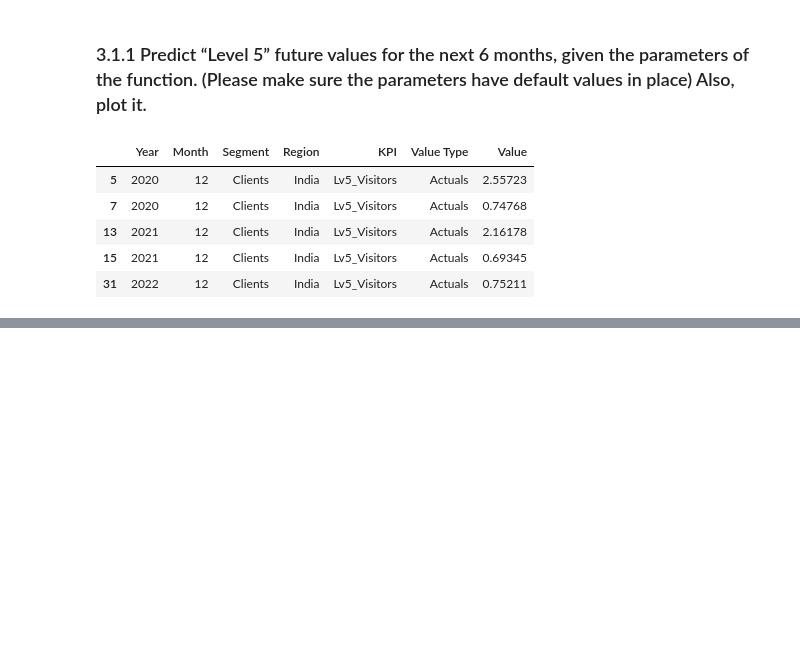
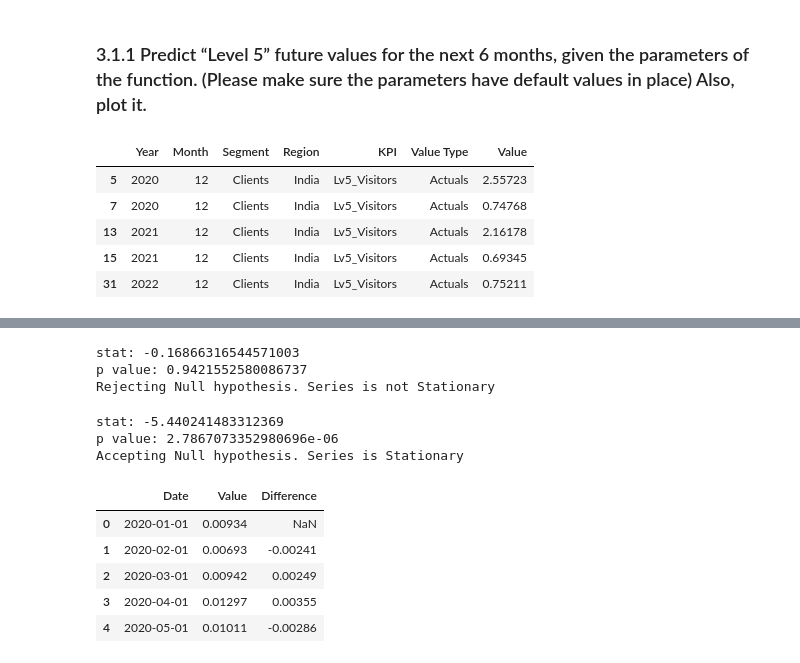
Before and after one commit to pratiksrm99/DataAnalysis, a Jupyter notebook: Website_Visitors_Data_Analysis/Analysis Notebook/Part_3-Prediction.ipynb, the cells around one changed output, grey strips where cells are left out. Drawn from its saved outputs; the diff is of its cells as text; code cells hidden in the pictures; blank space fills up the shorter version.

```diff
--- a/Website_Visitors_Data_Analysis/Analysis Notebook/Part_3-Prediction.ipynb
+++ b/Website_Visitors_Data_Analysis/Analysis Notebook/Part_3-Prediction.ipynb
@@ -73,0 +81,36 @@ res
+# %%
+# Checking if the series is stationary or not
+result = adfuller(test_df.Value.dropna())
+print("stat:",result[0])
+print("p value:",result[1])
+if result[1] <= 0.05:
+    print("Accepting Null hypothesis. Series is Stationary")
+else:
+    print("Rejecting Null hypothesis. Series is not Stationary")
+# %% [output]
+stat: -0.16866316544571003
+p value: 0.9421552580086737
+Rejecting Null hypothesis. Series is not Stationary
+# %%
+test_df["Difference"] = test_df["Value"] - test_df["Value"].shift(1)
+
+# checking if the difference is true
+result2 = adfuller(test_df["Difference"].dropna())
+print("stat:",result2[0])
+print("p value:",result2[1])
+if result2[1] <= 0.05:
+    print("Accepting Null hypothesis. Series is Stationary")
+else:
+    print("Rejecting Null hypothesis. Series is not Stationary")
+
+test_df.head()
+# %% [output]
+stat: -5.440241483312369
+p value: 2.7867073352980696e-06
+Accepting Null hypothesis. Series is Stationary
+|  | Date | Value | Difference |
+| 0 | 2020-01-01 | 0.00934 | NaN |
+| 1 | 2020-02-01 | 0.00693 | -0.00241 |
+| 2 | 2020-03-01 | 0.00942 | 0.00249 |
+| 3 | 2020-04-01 | 0.01297 | 0.00355 |
+| 4 | 2020-05-01 | 0.01011 | -0.00286 |
```
Also changed, not shown: parts of 3 cells of this notebook.
